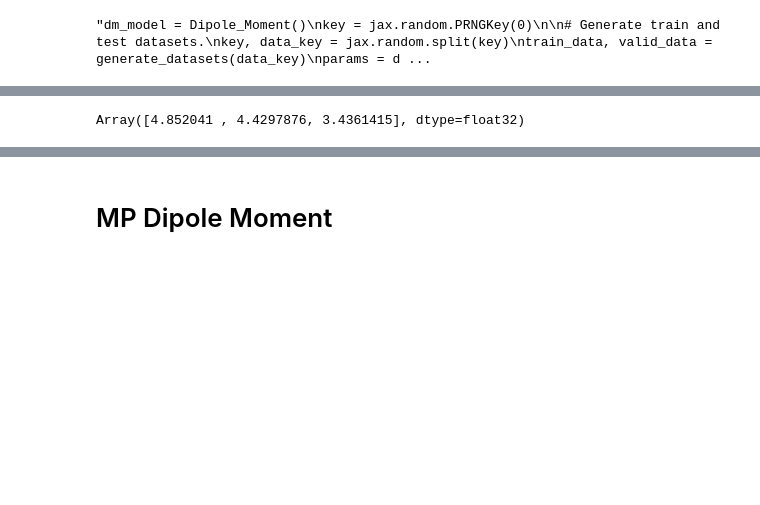
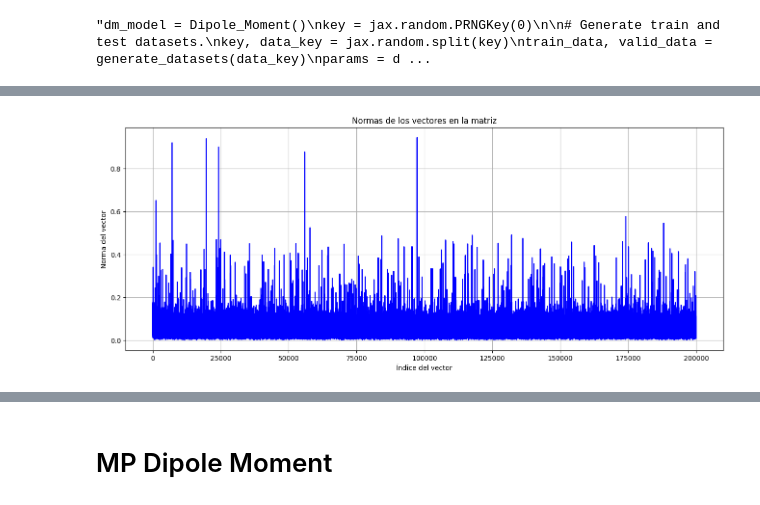
Before and after one commit to X34354/e3x_tranfer, a Jupyter notebook: docs/source/examples/dipole_moment.ipynb, the cells around one changed output, grey strips where cells are left out. Cells and saved outputs as stored; diff of their text form; code cells hidden in the pictures; blank space fills up the shorter version.

Commit message:
model version

```diff
--- a/docs/source/examples/dipole_moment.ipynb
+++ b/docs/source/examples/dipole_moment.ipynb
@@ -604,3 +594,10 @@ KeyboardInterrupt:
+# %%
+import pickle
+model_save_path = (
+    "mode_training_Si16Vplus..DFT.SP-GRD.wB97X-D.tight.Data.5042.R_E_F_D_Q.pkl"
+)
+with open(model_save_path, "wb") as f:
+    pickle.dump(params, f)
 # %%
 Z, positions, target_all = (
     valid_data["atomic_numbers"],
@@ -756,0 +840,9 @@ RMSE magnitud  0.06966768
+# %%
+# Concatenar todos los arrays verticalmente
+data_final_final = np.vstack(data_final)
+print(data_final_final)
+# Guardar el array combinado en un archivo .npz
+np.savez(
+    "/home/beemoqc2/Documents/e3x_tranfer/dipole_SI16VPLUS_E3X_RETRAINED_WB97X_D_TIGHT_TRP_400K_1B_01_POSITION_0_v2.npz",
+    data=data_final_final,
+)
@@ -756,0 +857,19 @@ RMSE magnitud  0.06966768
+# %%
+import matplotlib.pyplot as plt
+
+normas = np.linalg.norm(data_final_final, axis=1)
+
+# Graficar las normas
+plt.figure(figsize=(16, 6))
+plt.plot(range(len(normas)), normas, color="b")
+
+# Etiquetas y título
+plt.xlabel("Índice del vector")
+plt.ylabel("Norma del vector")
+plt.title("Normas de los vectores en la matriz")
+plt.grid(True)
+
+# Mostrar la gráfica
+plt.show()
+# %% [output]
+[figure, added]
@@ -818,11 +944,6 @@ print('positions \n', positions)
 
 error_porcentual = abs(target - prediction) / abs(target) * 100
 error_porcentual
-# %%
-error_porcentual = abs(target - prediction) / abs(target) * 100
-error_porcentual
-# %% [output]
-Array([4.852041 , 4.4297876, 3.4361415], dtype=float32)
 # %%
 i = 45
 Z, positions, target = valid_data['atomic_numbers'][i], valid_data['positions'][i], valid_data['dipole_moment'][i]
```
Also changed, not shown: parts of 27 cells of this notebook, 3 other files.
